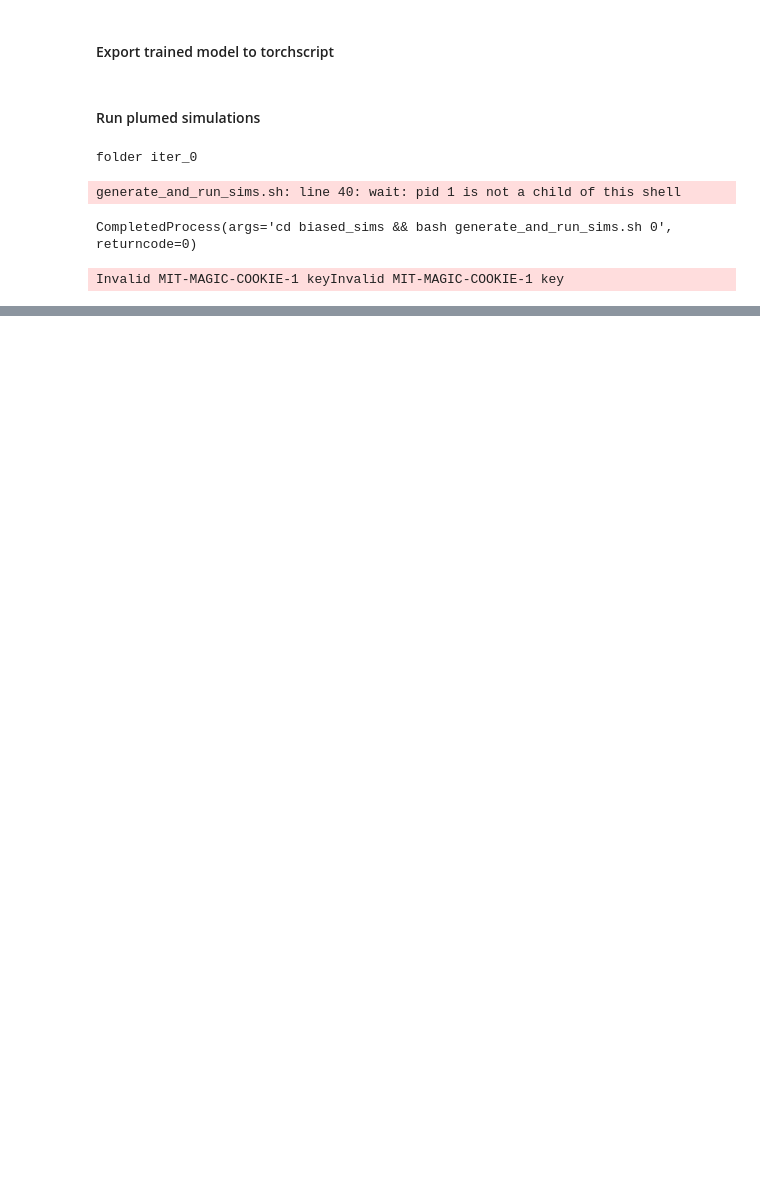
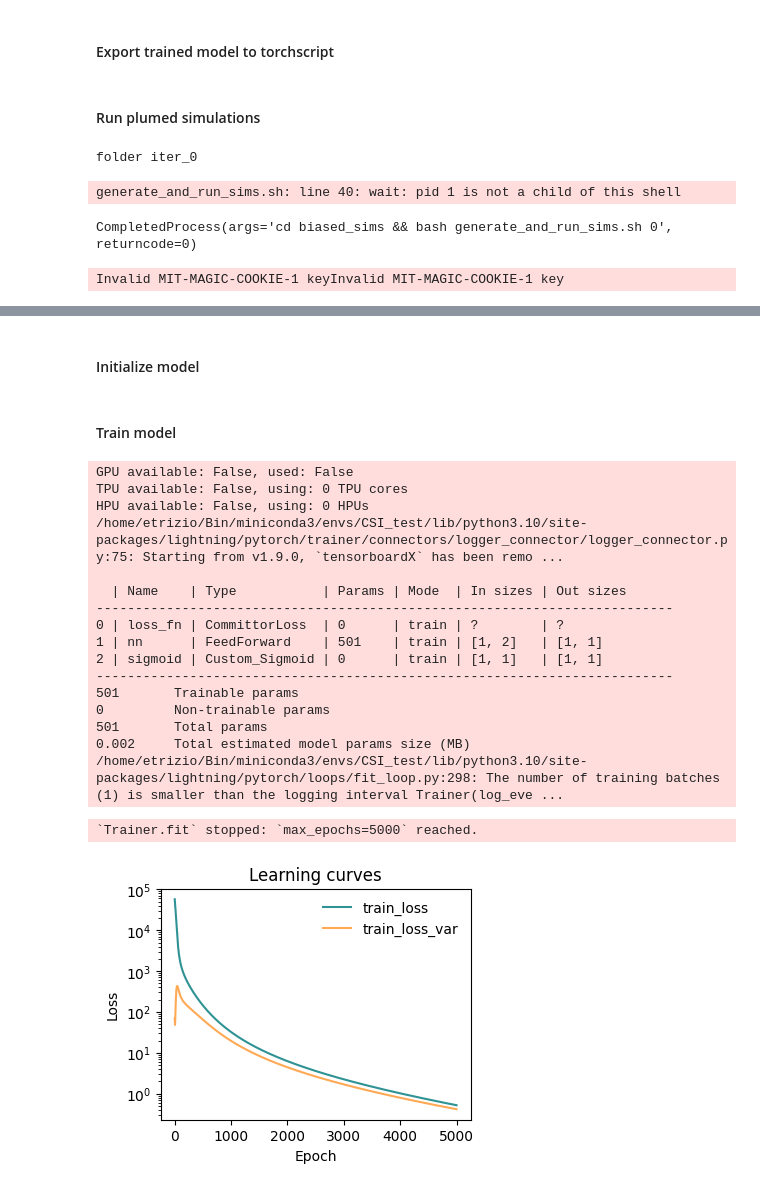
Before and after one commit to CSIprinceton/workshop-june-2024, a Jupyter notebook: hands-on-sessions/day-3-COMMITTOR/3_committor/committor.ipynb, the cells around one changed output, grey strips where cells are left out. Cells and saved outputs as stored; diff of their text form; code cells hidden in the pictures; blank space fills up the shorter version.

```diff
--- a/hands-on-sessions/day-3-COMMITTOR/3_committor/committor.ipynb
+++ b/hands-on-sessions/day-3-COMMITTOR/3_committor/committor.ipynb
@@ -260,0 +322,59 @@ plt.show()
+# %% [markdown]
+#### Initialize model
+# %%
+# setup lr scheduler for lr decay, this helps convergence
+lr_scheduler = torch.optim.lr_scheduler.ExponentialLR
+
+# define model options, we can pass the optimizer and the scheduler this way
+options = {'optimizer' : {'lr': 1e-3, 'weight_decay': 1e-5},
+           'lr_scheduler' : { 'scheduler' : lr_scheduler, 'gamma' : 0.99999 }}
+
+# initialize model
+model = Committor(layers=[2, 20, 20, 1],    # NN arch
+                  mass=atomic_masses,       # masses for variational functional, see previous function
+                  alpha=10,                 # scaling term for variational and boundary losses
+                  delta_f=0,                # (guess of) the delta in free energy between the two states, facilitates the training
+                  options=options)
+# %% [markdown]
+#### Train model
+# %%
+# define callbacks for the training
+metrics = MetricsCallback()
+
+# initialize trainer
+trainer = lightning.Trainer(callbacks=[metrics],
+                            max_epochs=5000,            # this trainings take a while
+                            logger=None,
+                            enable_checkpointing=False,
+                            limit_val_batches=0,        # these two options are to use single batch a no validation
+                            num_sanity_val_steps=0)     # these two options are to use single batch a no validation
+
+# fit model on our datamodule
+trainer.fit(model, datamodule)
+
+# plot metrics
+fig, ax = plt.subplots(1,1,figsize=(4,3))
+ax = plot_metrics(metrics=metrics.metrics,
+                  keys=['train_loss', 'train_loss_var'],
+                  colors=['fessa1','fessa5'],
+                  yscale='log',
+                  ax=ax)
+# %% [output]
+GPU available: False, used: False
+TPU available: False, using: 0 TPU cores
+HPU available: False, using: 0 HPUs
+/home/etrizio/Bin/miniconda3/envs/CSI_test/lib/python3.10/site-packages/lightning/pytorch/trainer/connectors/logger_connector/logger_connector.py:75: Starting from v1.9.0, `tensorboardX` has been remo ...
+
+  | Name    | Type           | Params | Mode  | In sizes | Out sizes
+--------------------------------------------------------------------------
+0 | loss_fn | CommittorLoss  | 0      | train | ?        | ?
+1 | nn      | FeedForward    | 501    | train | [1, 2]   | [1, 1]
+2 | sigmoid | Custom_Sigmoid | 0      | train | [1, 1]   | [1, 1]
+--------------------------------------------------------------------------
+501       Trainable params
+0         Non-trainable params
+501       Total params
+0.002     Total estimated model params size (MB)
+/home/etrizio/Bin/miniconda3/envs/CSI_test/lib/python3.10/site-packages/lightning/pytorch/loops/fit_loop.py:298: The number of training batches (1) is smaller than the logging interval Trainer(log_eve ...
+`Trainer.fit` stopped: `max_epochs=5000` reached.
+[figure, added]
```
Also changed, not shown: parts of 28 cells of this notebook, 6 other files.
